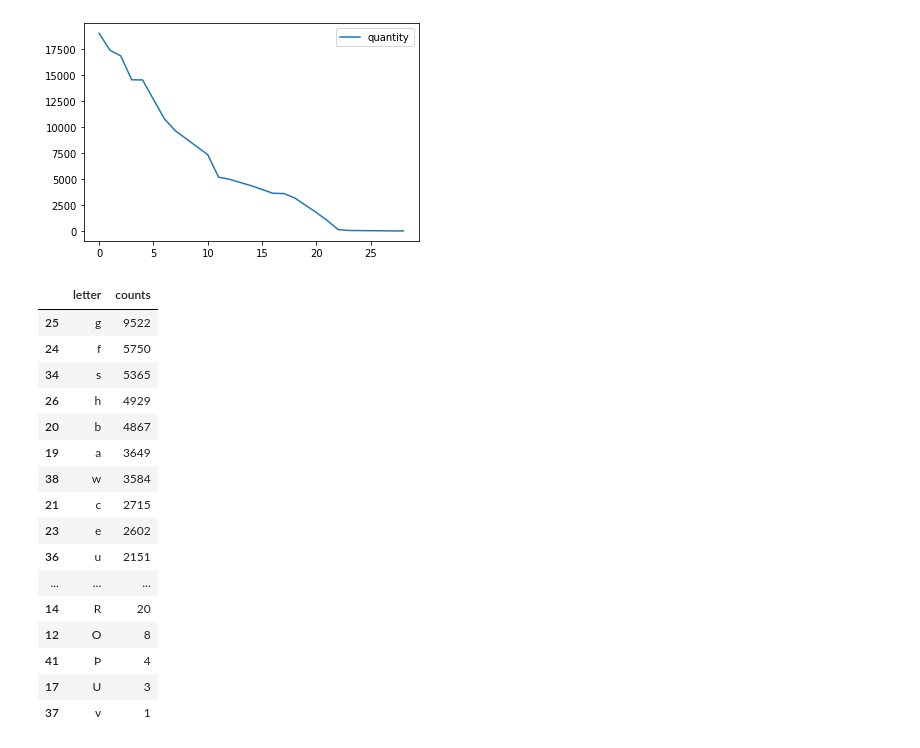
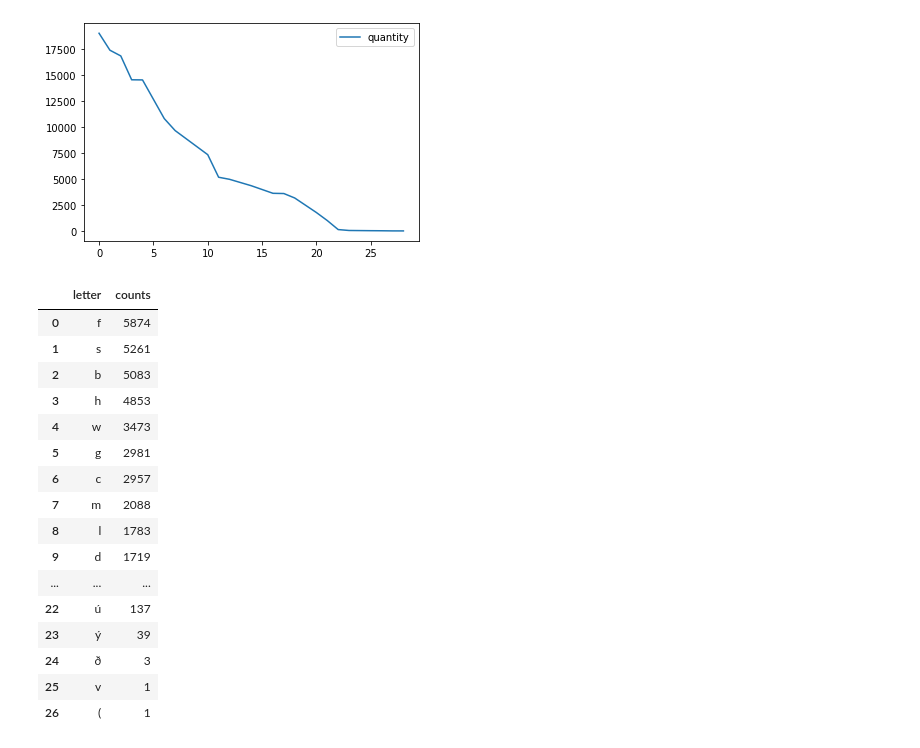
Before and after one commit to webnora/OE_Lemmatization, a Jupyter notebook: freq/freq.ipynb, the cells around one changed output. Drawn from its saved outputs; the diff is of its cells as text; code cells hidden in the pictures.

Commit message:
.pipe(filter_null, word)     .pipe(filter_not_in_prefix, prefixes)     .pipe(filter_in, letter, vouwels)

```diff
--- a/freq/freq.ipynb
+++ b/freq/freq.ipynb
@@ -86,51 +86,74 @@ df.plot()
 # %%
 def load_data_node(path, usecols=None):
     return pd.read_csv(path,
                        delimiter=';',
                        na_filter= True,
                        usecols=usecols
                       )
 
 def rename_columns(df, mapper):
     return df.rename(mapper, axis='columns')
 
 def filter_length_more_then(df, column, min_length):
     return df[df[column].str.len() > min_length]
 
+def filter_null(df, column):
+    return df[df[column].notna()]
+
+def filter_not_in_prefix(df, prefixes):
+    return df[~df['word'].str.startswith(tuple((p+'-' for p in prefixes)))]
+
+
 def get_first_letter(df, column):
-    df[column] = df['word'].str[0]
+    df[column] = df['word'].str.lower().str[0]
     return df
+
+def filter_in(df, column, arr):
+    return df[~df[column].isin(arr)]
+
 
 def count(df, column, to):
     return df.groupby(column).size().reset_index(name=to)
 
 def sort(df, column):
-    return df.sort_values(by=column, ascending=False)
+    return df.sort_values(by=column, ascending=False).reset_index(drop=True)
+# , inplace=True
 
+# column = 'title_search'
+path = path_corpus + 'BT/node.csv'
+column = 'title'
+word = 'word'
+letter = 'letter'
+counts = 'counts'
+prefixes = ['ge', ' on', ' be', ' ofer', ' a', ' +at', ' for']
+vouwels = ['o', 'a', 'e', 'i', 'æ', 'u']
 res=(
-    load_data_node(path_corpus + 'BT/node.csv', ['title_search'])
-    .pipe(rename_columns, {'title_search': 'word'})
-    .pipe(filter_length_more_then, 'word', 1)
-    .pipe(get_first_letter, 'letter')
-    .pipe(count, 'letter', 'counts')
-    .pipe(sort, 'counts')
+    load_data_node(path, [column])
+    .pipe(rename_columns, {column: word})
+    .pipe(filter_null, word)
+    .pipe(filter_length_more_then, word, 1)
+    .pipe(filter_not_in_prefix, prefixes)
+    .pipe(get_first_letter, letter)
+    .pipe(filter_in, letter, vouwels)
+    .pipe(count, letter, counts)
+    .pipe(sort, counts)
 )
 res
 # %% [output]
 |  | letter | counts |
-| 25 | g | 9522 |
-| 24 | f | 5750 |
-| 34 | s | 5365 |
-| 26 | h | 4929 |
-| 20 | b | 4867 |
-| 19 | a | 3649 |
-| 38 | w | 3584 |
-| 21 | c | 2715 |
-| 23 | e | 2602 |
-| 36 | u | 2151 |
+| 0 | f | 5874 |
+| 1 | s | 5261 |
+| 2 | b | 5083 |
+| 3 | h | 4853 |
+| 4 | w | 3473 |
+| 5 | g | 2981 |
+| 6 | c | 2957 |
+| 7 | m | 2088 |
+| 8 | l | 1783 |
+| 9 | d | 1719 |
 | ... | ... | ... |
-| 14 | R | 20 |
-| 12 | O | 8 |
-| 41 | Þ | 4 |
-| 17 | U | 3 |
-| 37 | v | 1 |
+| 22 | ú | 137 |
+| 23 | ý | 39 |
+| 24 | ð | 3 |
+| 25 | v | 1 |
+| 26 | ( | 1 |
```
Also changed, not shown: parts of 2 cells of this notebook.
